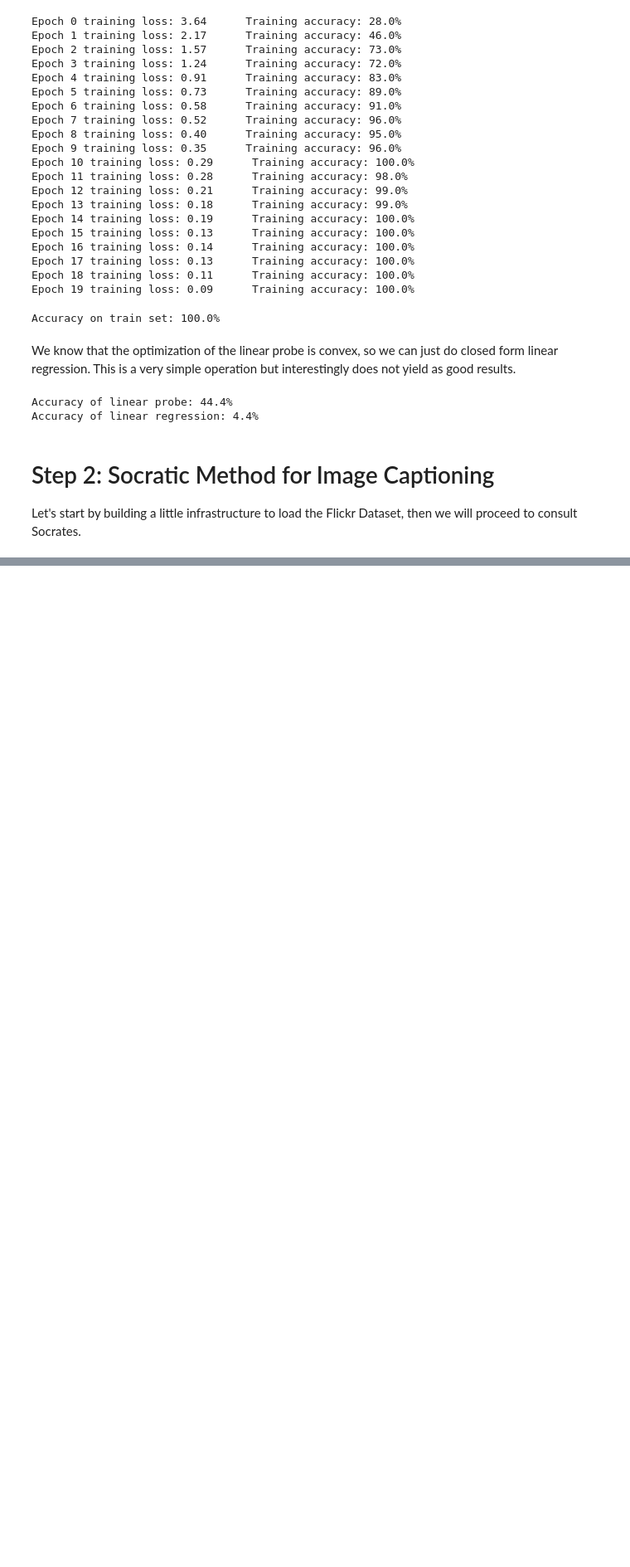
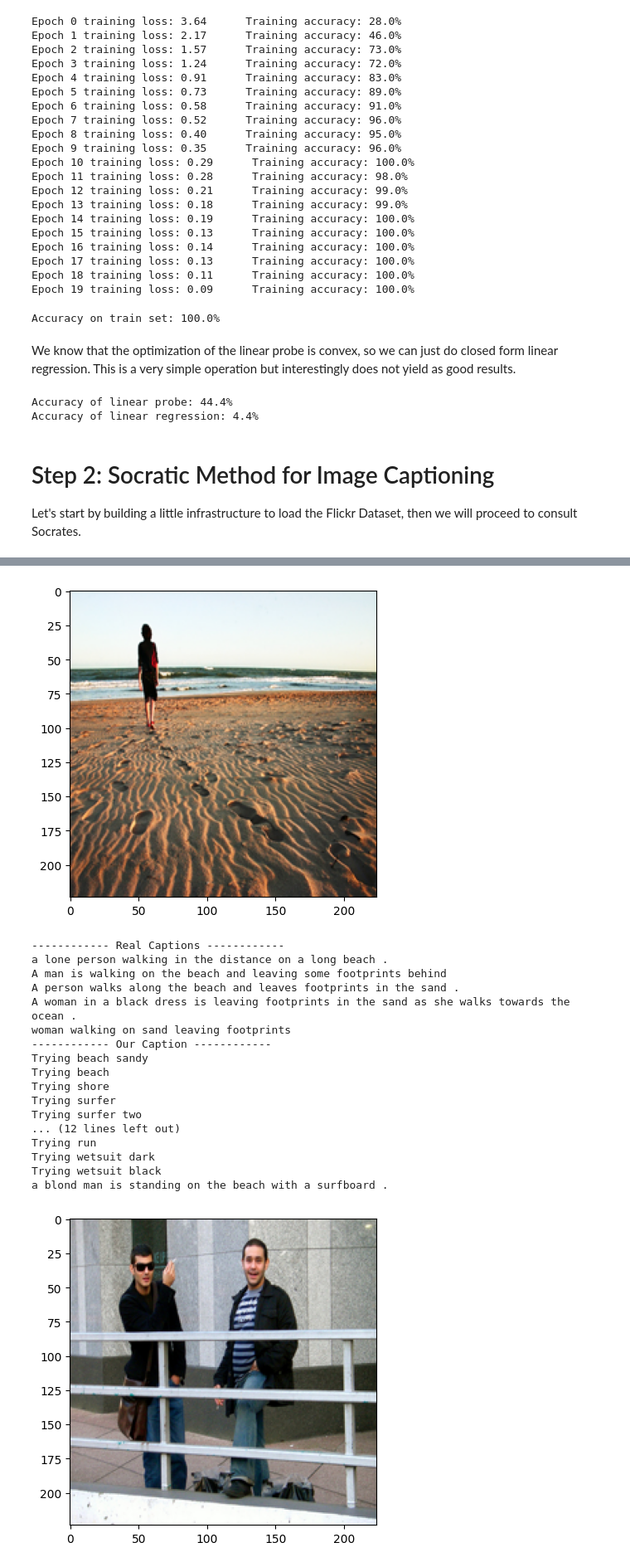
Before and after one commit to noahmfoster/MultiModalSocrates, a Jupyter notebook: MultimodalLearning.ipynb, the cells around one changed output, grey strips where cells are left out. Shown at 83% size. Cells and saved outputs as stored; diff of their text form; code cells hidden in the pictures; blank space fills up the shorter version.

```diff
--- a/MultimodalLearning.ipynb
+++ b/MultimodalLearning.ipynb
@@ -469,0 +817,59 @@ Let's start by building a little infrastructure to load the Flickr Dataset, then
+# %%
+# from above, we defined train_image_names, and test_image_names
+# we also defined open_img, and open_img_no_processing
+
+def caption(image, trial_caps = 10, verbose = False):
+    desc, img_features = describe_image_content(image, top_adjs = trial_caps // 2, verbose = verbose)
+
+    possible_captions = []
+    while len(possible_captions) < trial_caps:
+        for adj, noun in desc:
+            print(f"Trying {adj} {noun}")
+            context = get_context(noun, adj, 3)
+            try:
+                possible_captions.append(ask_gpt(noun, adj, context))
+            except:
+                print("Reaching API Failed. Whoops. Skipping.")
+
+    possible_captions_tokens = clip.tokenize(possible_captions)
+    featurized_possible_captions = model.encode_text(possible_captions_tokens).float()
+    featurized_possible_captions /= featurized_possible_captions.norm(dim=-1, keepdim=True)
+    similarities = get_similarity_ranking(img_features, featurized_possible_captions)
+    return possible_captions[similarities[0]]
+# %%
+def show_results(image_name):
+    img = open_img_no_processing(image_name)
+    plt.imshow(img)
+    plt.show()
+    print("------------ Real Captions ------------")
+    try:
+        print("\n".join(train_caption_dict[image_name]))
+    except KeyError:
+        print("\n".join(test_caption_dict[image_name]))
+    print("------------ Our Caption ------------")
+    img = open_img(image_name)
+    print(caption(img))
+# %%
+for i in range(10):
+    image_name = random.choice(test_image_names)
+    show_results(image_name)
+# %% [output]
+[figure, added]
+------------ Real Captions ------------
+a lone person walking in the distance on a long beach .
+A man is walking on the beach and leaving some footprints behind
+A person walks along the beach and leaves footprints in the sand .
+A woman in a black dress is leaving footprints in the sand as she walks towards the ocean .
+woman walking on sand leaving footprints
+------------ Our Caption ------------
+Trying beach sandy
+Trying beach
+Trying shore
+Trying surfer
+Trying surfer two
+... (12 lines left out)
+Trying run
+Trying wetsuit dark
+Trying wetsuit black
+a blond man is standing on the beach with a surfboard .
+[figure, added]
```
Also changed, not shown: parts of 27 cells of this notebook, 3 other files.
